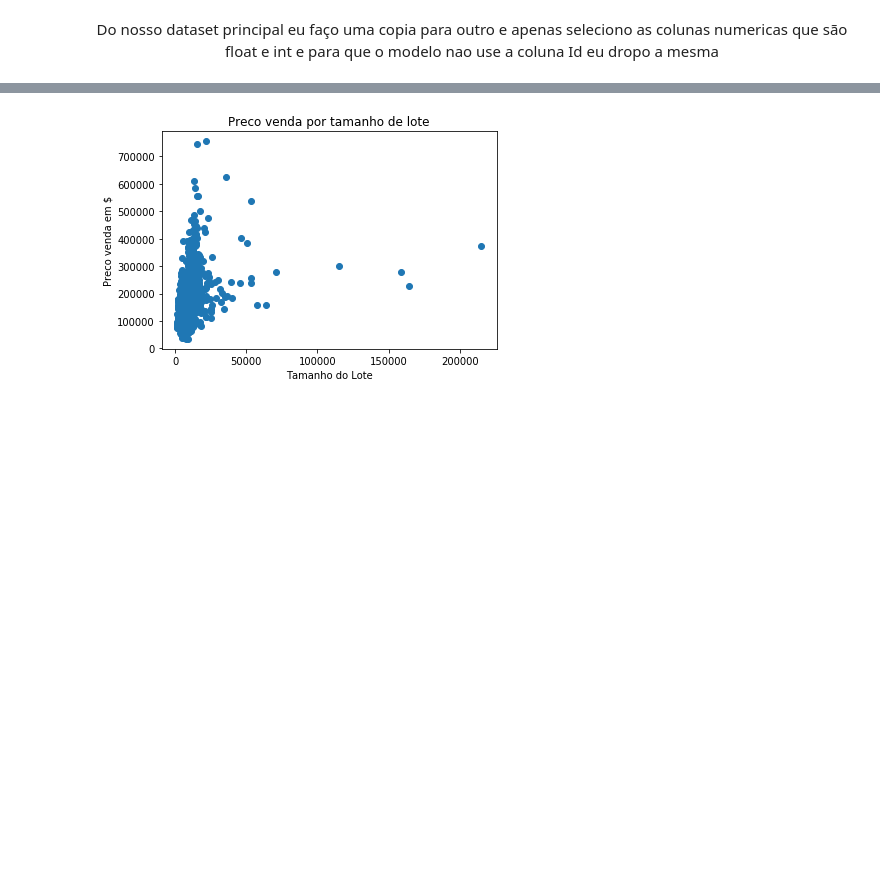
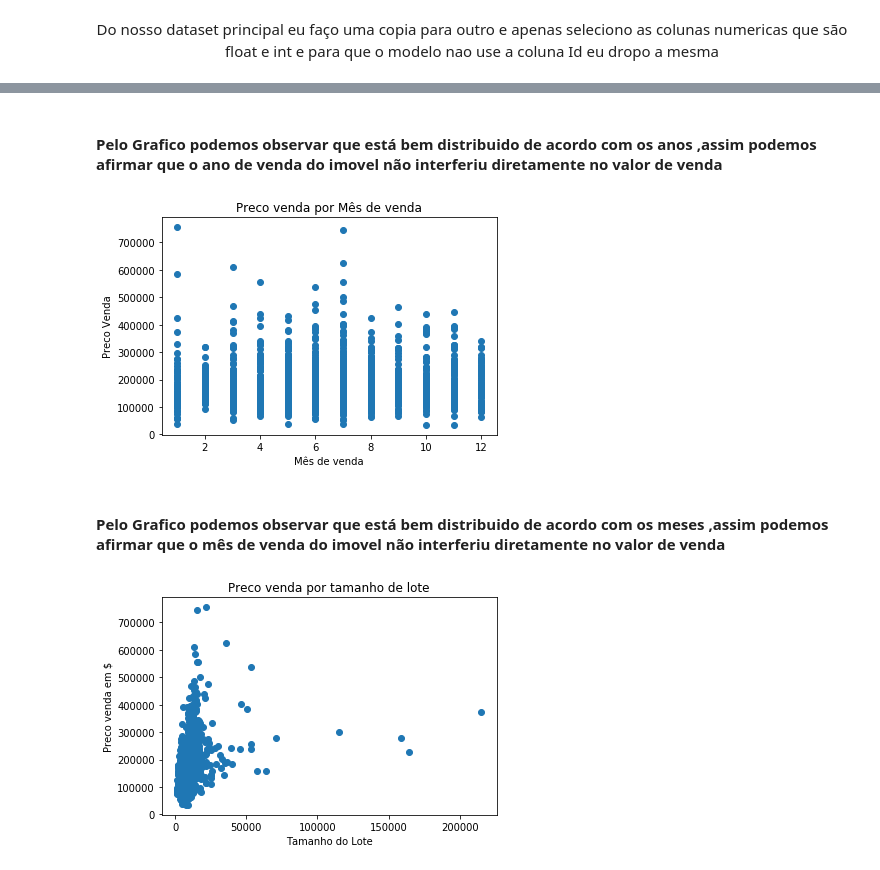
Before and after one commit to espinozachristian/House-Price-Predict, a Jupyter notebook: House_prices_predict.ipynb, the cells around one changed output, grey strips where cells are left out. Cells and saved outputs as stored; diff of their text form; code cells hidden in the pictures; blank space fills up the shorter version.

```diff
--- a/House_prices_predict.ipynb
+++ b/House_prices_predict.ipynb
@@ -83,3 +101,18 @@ Index(['Id', 'Classe de Construção', 'rua conectada a propriedade',
+# %% [markdown]
+<h4>Pelo Grafico podemos observar que está bem distribuido de acordo com os anos ,assim podemos afirmar que o ano de venda do imovel não interferiu diretamente no valor de venda</h4>
+# %%
+X = df2['MoSold']
+Y = df2['Preco Venda']
+plt.scatter(X,Y)
+plt.title('Preco venda por Mês de venda')
+plt.xlabel('Mês de venda')
+plt.ylabel('Preco Venda')
+#plt.savefig('ScatterPlot_01.png')
+plt.show()
+# %% [output]
+[figure, added]
+# %% [markdown]
+<h4>Pelo Grafico podemos observar que está bem distribuido de acordo com os meses ,assim podemos afirmar que o mês de venda do imovel não interferiu diretamente no valor de venda</h4>
 # %%
 X = df2['Tamanho do lote']
 Y = df2['Preco Venda']
```
Also changed, not shown: parts of 32 cells of this notebook, 1 other file.
